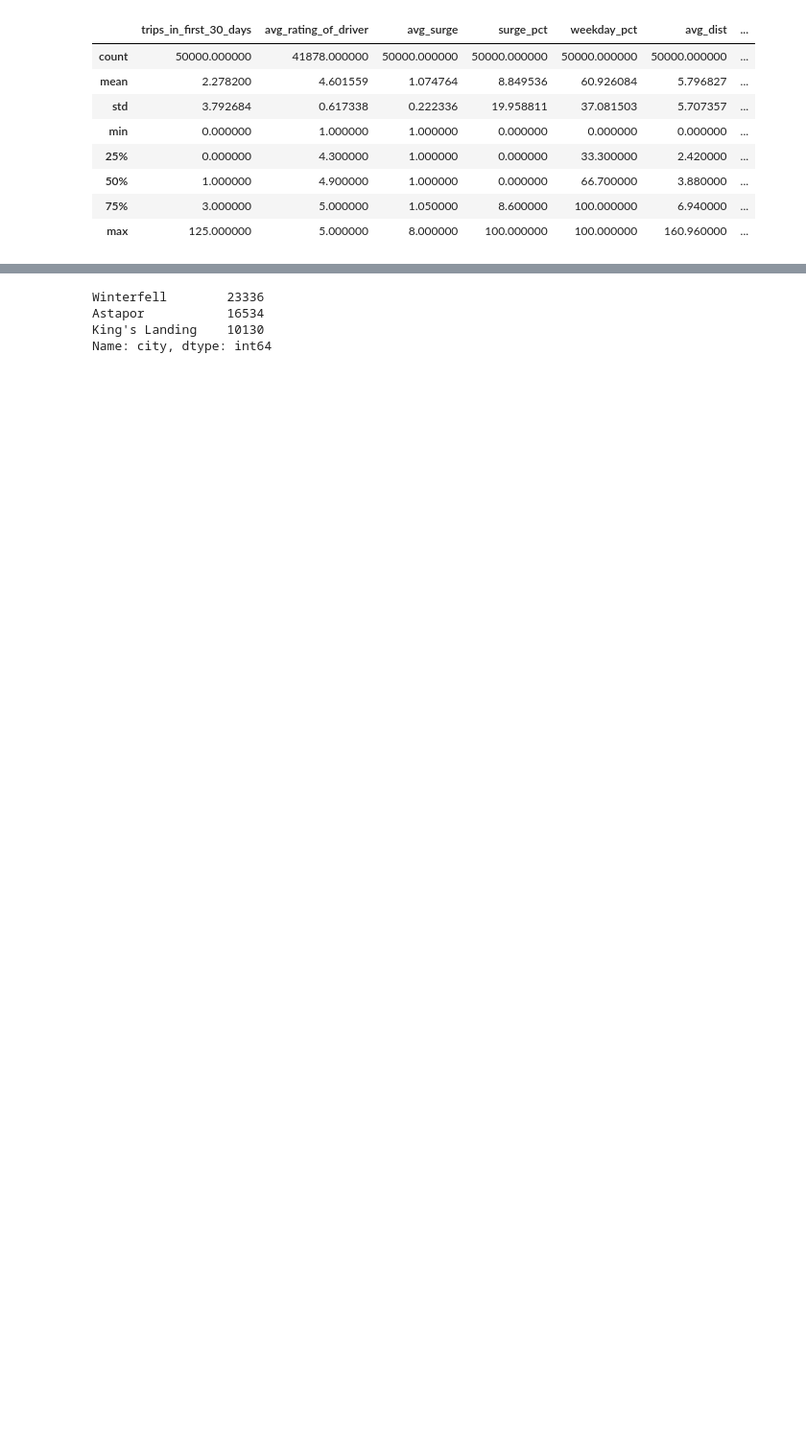
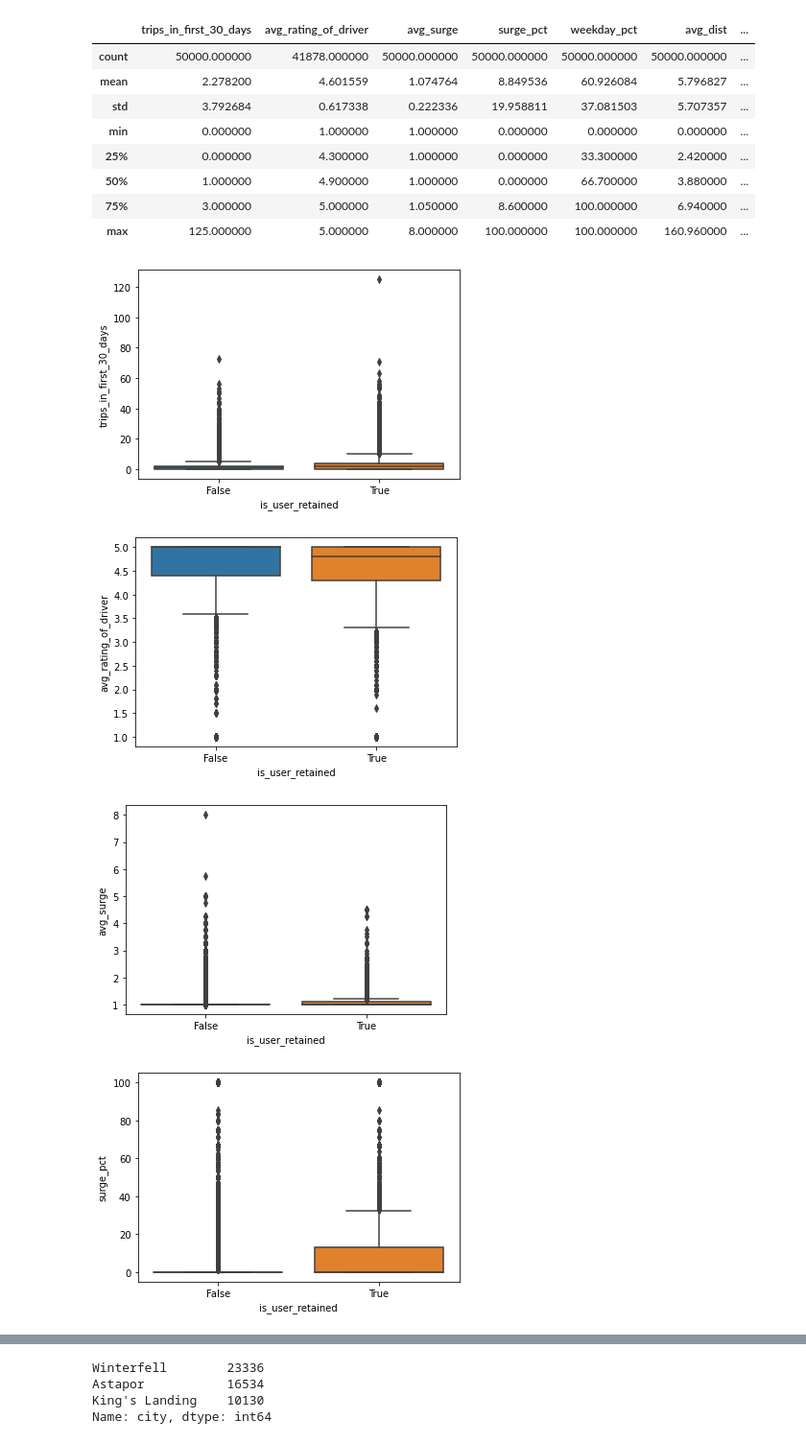
Before and after one commit to JasonCaldwellMBA/Ultimate_Challenge, a Jupyter notebook: Part_3_Predictive_modeling.ipynb, the cells around one changed output, grey strips where cells are left out. Shown at 96% size. Saved outputs shown, nothing was run; the diff lists cells and outputs as text; code cells hidden in the pictures; blank space fills up the shorter version.

```diff
--- a/Part_3_Predictive_modeling.ipynb
+++ b/Part_3_Predictive_modeling.ipynb
@@ -202,3 +230,14 @@ df.describe()
 | 50% | 1.000000 | 4.900000 | 1.000000 | 0.000000 | 66.700000 | 3.880000 | ... |
 | 75% | 3.000000 | 5.000000 | 1.050000 | 8.600000 | 100.000000 | 6.940000 | ... |
 | max | 125.000000 | 5.000000 | 8.000000 | 100.000000 | 100.000000 | 160.960000 | ... |
+# %%
+# There are some outliers here. Using box plots to explore further.
+numeric_features = ['trips_in_first_30_days', 'avg_rating_of_driver', 'avg_surge', 'surge_pct', 'weekday_pct', 'avg_dist', 'avg_rating_by_driver']
+for col in numeric_features:
+    sns.boxplot(y=df[col], x=df['is_user_retained'])
+    plt.show()
+# %% [output]
+[figure, added]
+[figure, added]
+[figure, added]
+[figure, added]
```
Also changed, not shown: parts of 9 cells of this notebook.
